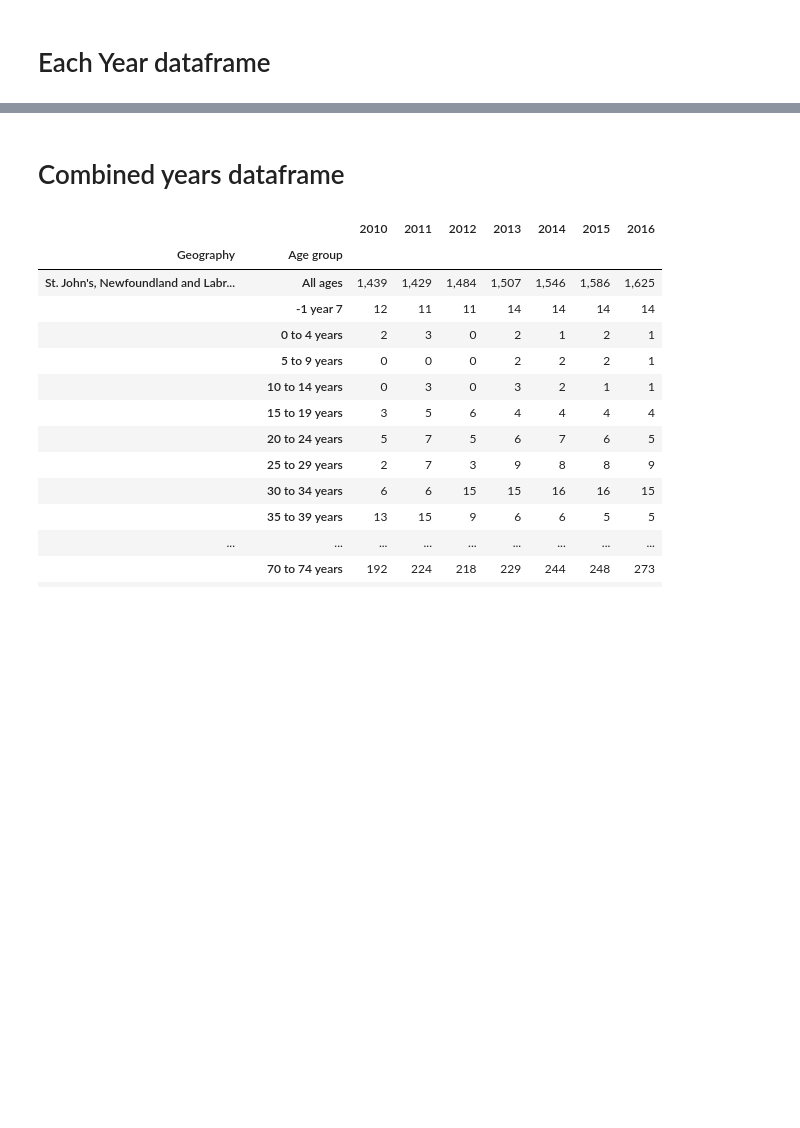
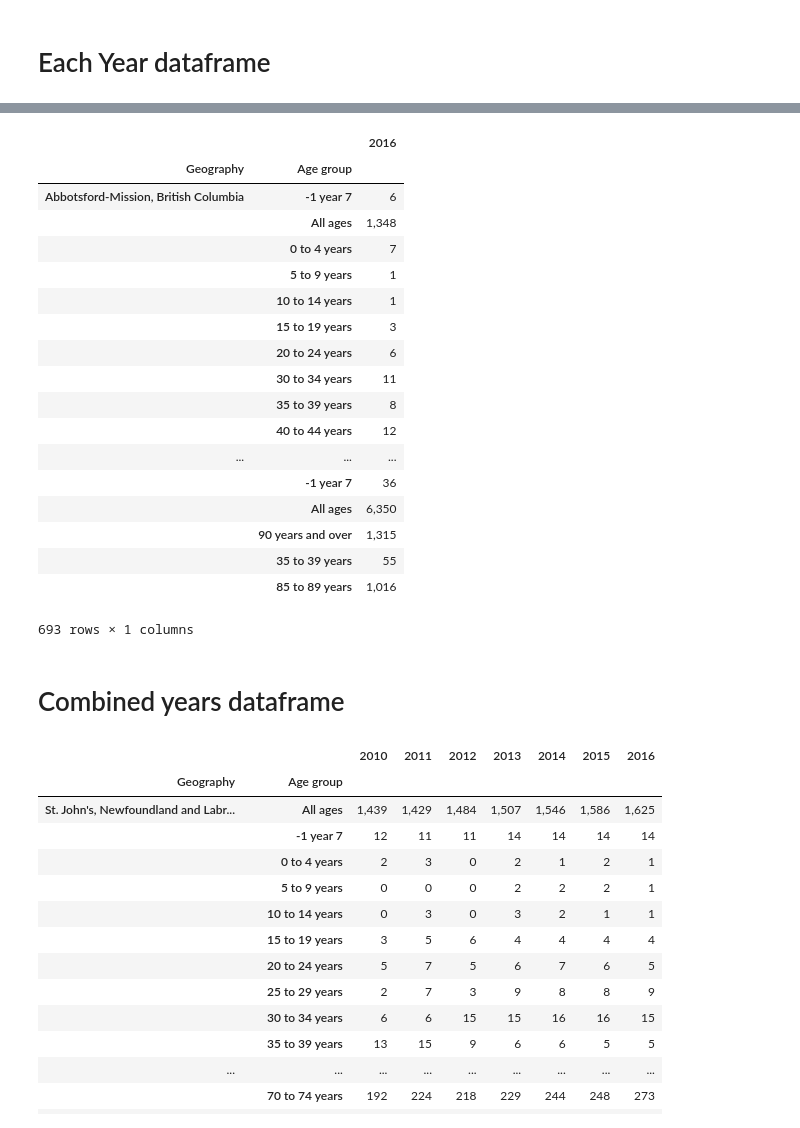
Before and after one commit to irinadrapic/project-one, a Jupyter notebook: Base.ipynb, the cells around one changed output, grey strips where cells are left out. Drawn from its saved outputs; the diff is of its cells as text; code cells hidden in the pictures; blank space fills up the shorter version.

```diff
--- a/Base.ipynb
+++ b/Base.ipynb
@@ -36,3 +83,26 @@ df_2016 = df_2016.set_index(["Geography", "Age group"])
+# %%
+# Work with 2016
+df_2016
+# %% [output]
+|  |  | 2016 |
+| Geography | Age group |  |
+| Abbotsford-Mission, British Columbia | -1 year 7 | 6 |
+|  | All ages | 1,348 |
+|  | 0 to 4 years | 7 |
+|  | 5 to 9 years | 1 |
+|  | 10 to 14 years | 1 |
+|  | 15 to 19 years | 3 |
+|  | 20 to 24 years | 6 |
+|  | 30 to 34 years | 11 |
+|  | 35 to 39 years | 8 |
+|  | 40 to 44 years | 12 |
+| ... | ... | ... |
+|  | -1 year 7 | 36 |
+|  | All ages | 6,350 |
+|  | 90 years and over | 1,315 |
+|  | 35 to 39 years | 55 |
+|  | 85 to 89 years | 1,016 |
+693 rows × 1 columns
 # %% [markdown]
 # Combined years dataframe
 # %%
```
Also changed, not shown: parts of 7 cells of this notebook, 8 other files.
